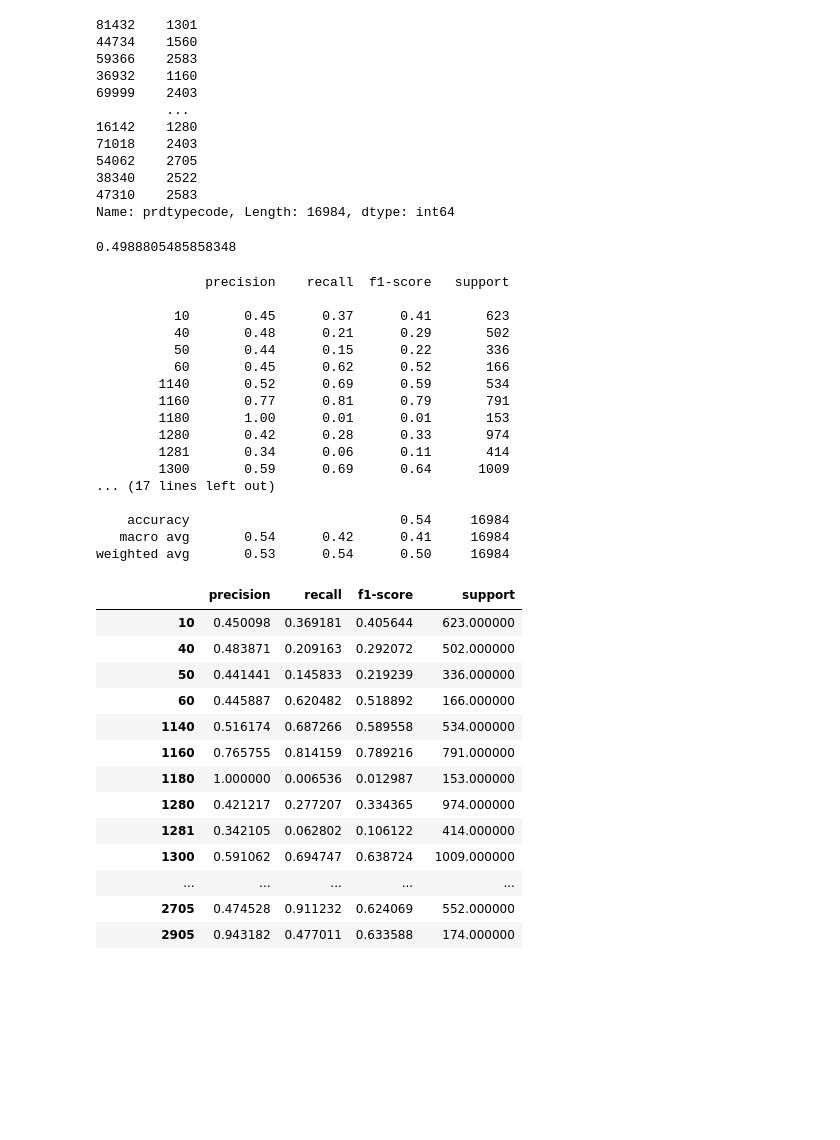
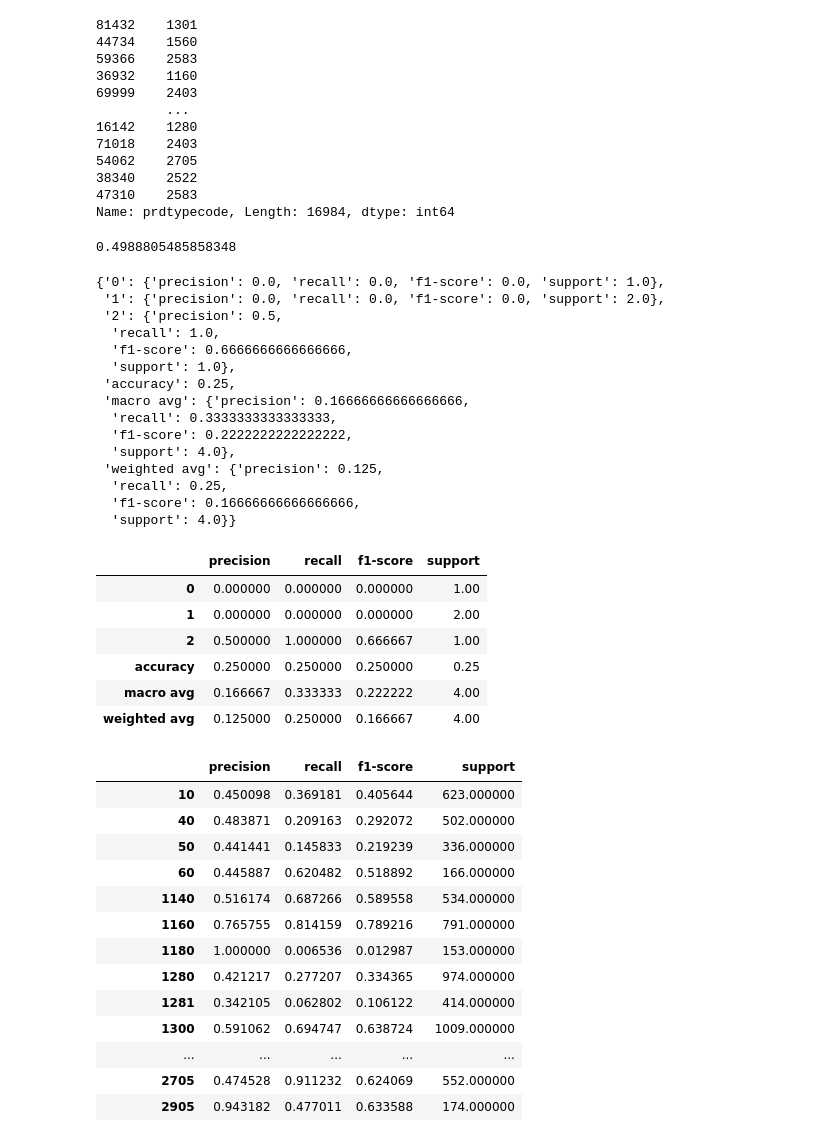
Before and after one commit to Kelorastus/Rakuten, a Jupyter notebook: notebooks/deep_learning_on_images/Valentin.ipynb, the cells around one changed output. Saved outputs shown, nothing was run; the diff lists cells and outputs as text; code cells hidden in the pictures; blank space fills up the shorter version.

```diff
--- a/notebooks/deep_learning_on_images/Valentin.ipynb
+++ b/notebooks/deep_learning_on_images/Valentin.ipynb
@@ -420,4 +415,0 @@ y_pred_class = preprocessors['target'].inverse_transform(y_pred.argmax(axis=1))
-# %%
-metrics.f1_score(y_test_class, y_pred_class, average='weighted')
-# %% [output]
-0.4988805485858348
@@ -424,23 +419,38 @@ metrics.f1_score(y_test_class, y_pred_class, average='weighted')
+# %%
+tracker['weighted_avg_f1_score']=metrics.f1_score(y_test_class, y_pred_class, average='weighted')
+tracker['weighted_avg_f1_score']
+# %% [output]
+0.4988805485858348
 # %%
-print(metrics.classification_report(y_test_class, y_pred_class))
+report2=metrics.classification_report([1,1,0,2], [2,0,1,2], output_dict=True)
+report2
 # %% [output]
-              precision    recall  f1-score   support
-
-          10       0.45      0.37      0.41       623
-          40       0.48      0.21      0.29       502
-          50       0.44      0.15      0.22       336
-          60       0.45      0.62      0.52       166
-        1140       0.52      0.69      0.59       534
-        1160       0.77      0.81      0.79       791
-        1180       1.00      0.01      0.01       153
-        1280       0.42      0.28      0.33       974
-        1281       0.34      0.06      0.11       414
-        1300       0.59      0.69      0.64      1009
-... (17 lines left out)
-
-    accuracy                           0.54     16984
-   macro avg       0.54      0.42      0.41     16984
-weighted avg       0.53      0.54      0.50     16984
+{'0': {'precision': 0.0, 'recall': 0.0, 'f1-score': 0.0, 'support': 1.0},
+ '1': {'precision': 0.0, 'recall': 0.0, 'f1-score': 0.0, 'support': 2.0},
+ '2': {'precision': 0.5,
+  'recall': 1.0,
+  'f1-score': 0.6666666666666666,
+  'support': 1.0},
+ 'accuracy': 0.25,
+ 'macro avg': {'precision': 0.16666666666666666,
+  'recall': 0.3333333333333333,
+  'f1-score': 0.2222222222222222,
+  'support': 4.0},
+ 'weighted avg': {'precision': 0.125,
+  'recall': 0.25,
+  'f1-score': 0.16666666666666666,
+  'support': 4.0}}
+# %%
+report2=pd.DataFrame(report2).transpose()
+report2
+# %% [output]
+|  | precision | recall | f1-score | support |
+| 0 | 0.000000 | 0.000000 | 0.000000 | 1.00 |
+| 1 | 0.000000 | 0.000000 | 0.000000 | 2.00 |
+| 2 | 0.500000 | 1.000000 | 0.666667 | 1.00 |
+| accuracy | 0.250000 | 0.250000 | 0.250000 | 0.25 |
+| macro avg | 0.166667 | 0.333333 | 0.222222 | 4.00 |
+| weighted avg | 0.125000 | 0.250000 | 0.166667 | 4.00 |
 # %%
 import pandas as pd
 report=metrics.classification_report(y_test_class, y_pred_class, output_dict=True)
```
Also changed, not shown: parts of 12 cells of this notebook.
